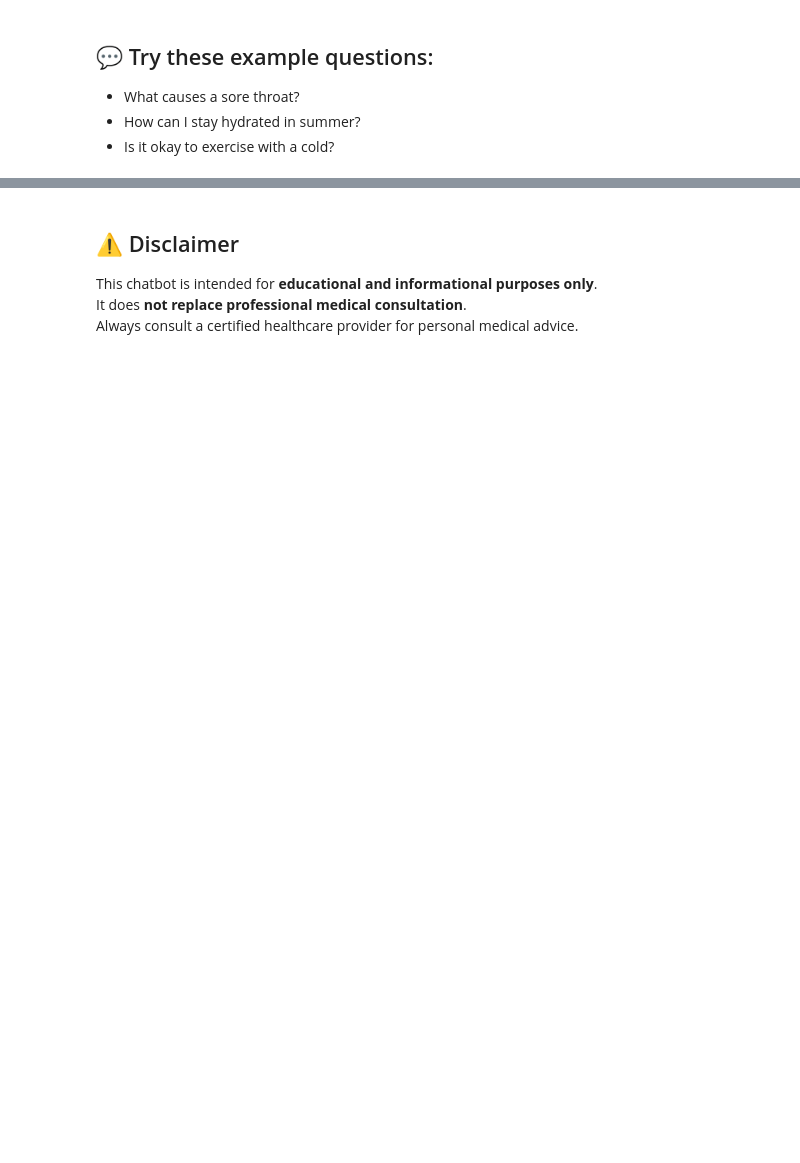
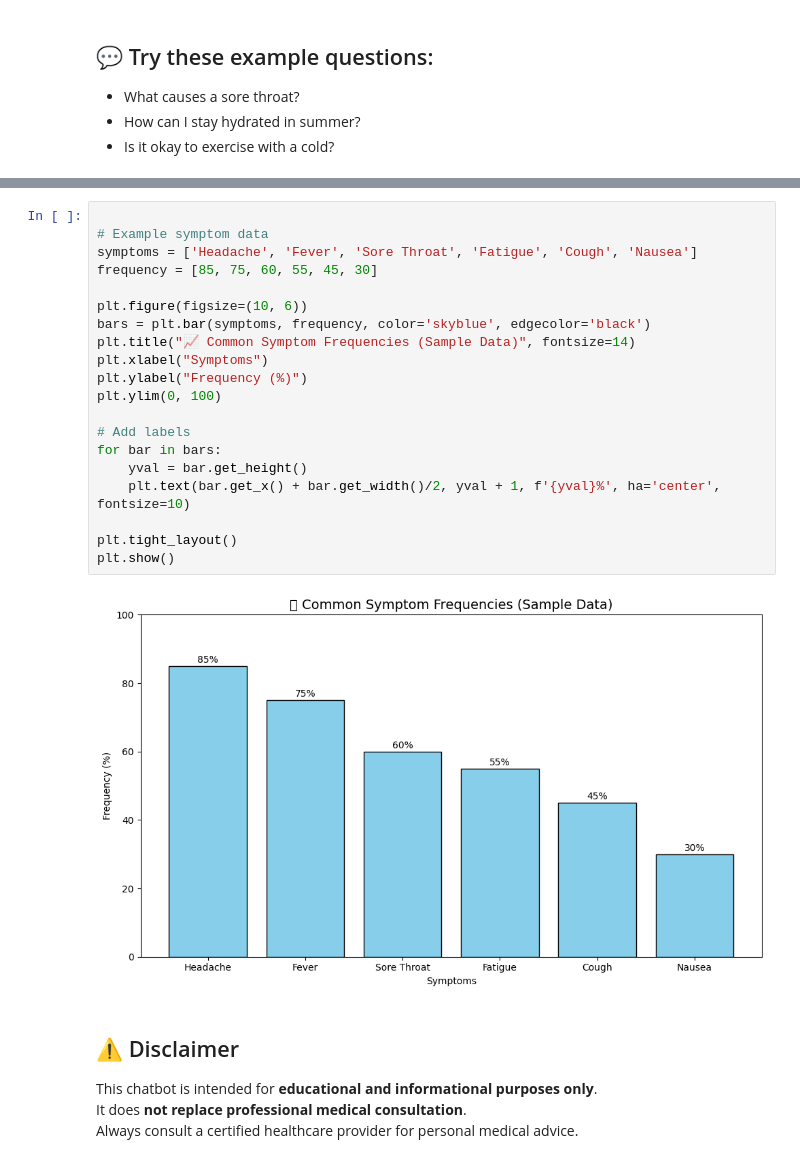
Before and after one commit to Zain-ul-abdeen-773/DevelopersHub_AI-ML_Internship_tasks, a Jupyter notebook: Task4_Health_Query_Chatbot/Task_4_Health_Chatbot_Gemini.ipynb, the cells around one changed output, grey strips where cells are left out. Drawn from its saved outputs; the diff is of its cells as text; blank space fills up the shorter version.

```diff
--- a/Task4_Health_Query_Chatbot/Task_4_Health_Chatbot_Gemini.ipynb
+++ b/Task4_Health_Query_Chatbot/Task_4_Health_Chatbot_Gemini.ipynb
@@ -46,3 +137,25 @@ while True:
+# %%
+
+# Example symptom data
+symptoms = ['Headache', 'Fever', 'Sore Throat', 'Fatigue', 'Cough', 'Nausea']
+frequency = [85, 75, 60, 55, 45, 30]
+
+plt.figure(figsize=(10, 6))
+bars = plt.bar(symptoms, frequency, color='skyblue', edgecolor='black')
+plt.title("📈 Common Symptom Frequencies (Sample Data)", fontsize=14)
+plt.xlabel("Symptoms")
+plt.ylabel("Frequency (%)")
+plt.ylim(0, 100)
+
+# Add labels
+for bar in bars:
+    yval = bar.get_height()
+    plt.text(bar.get_x() + bar.get_width()/2, yval + 1, f'{yval}%', ha='center', fontsize=10)
+
+plt.tight_layout()
+plt.show()
+# %% [output]
+[figure, added]
 # %% [markdown]
 ## ⚠️ Disclaimer
 
```
Also changed, not shown: parts of 11 cells of this notebook.
